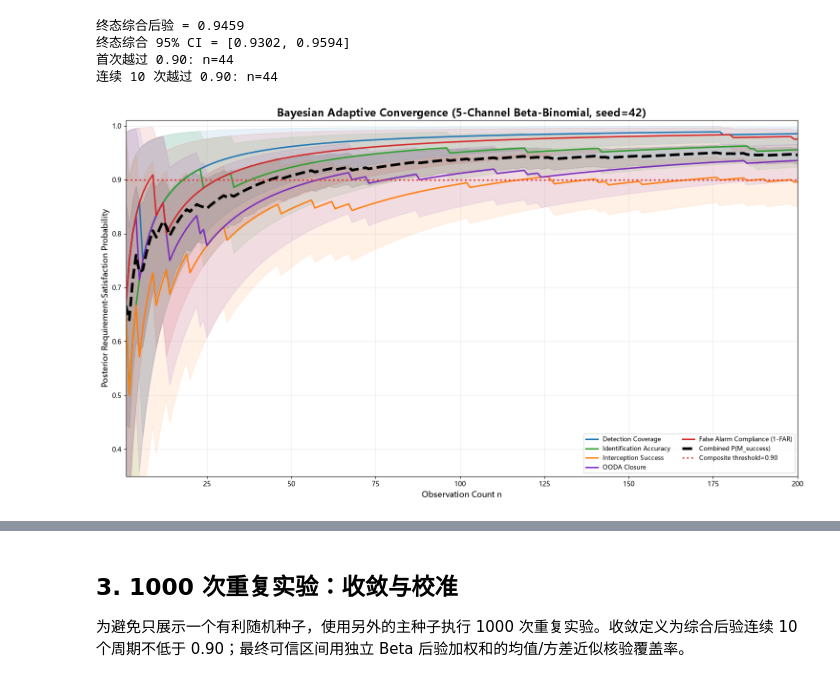
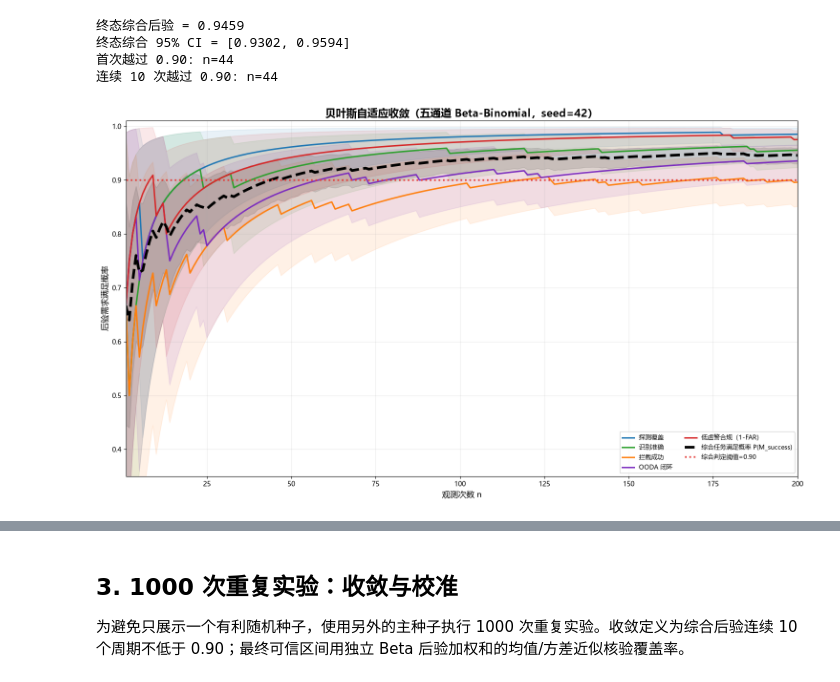
Before and after one commit to wxyrc5/cuas-ontology-demo, a Jupyter notebook: 05_Notebook与数据/验证输出/最新执行/notebook_03_bayesian_adaptive_executed.ipynb, the cells around one changed output, grey strips where cells are left out. Drawn from its saved outputs; the diff is of its cells as text; code cells hidden in the pictures.

```diff
--- a/05_Notebook与数据/验证输出/最新执行/notebook_03_bayesian_adaptive_executed.ipynb
+++ b/05_Notebook与数据/验证输出/最新执行/notebook_03_bayesian_adaptive_executed.ipynb
@@ -110,44 +109,44 @@ for channel in CHANNELS:
         flywheel.posterior_mean[key],
         color=color,
         lw=2.2,
-        label=channel.label_en,
+        label=channel.label_zh,
     )
 
 ax.fill_between(
     flywheel.steps,
     flywheel.combined_low,
     flywheel.combined_high,
     color='black',
     alpha=0.10,
 )
 ax.plot(
     flywheel.steps,
     flywheel.combined_mean,
     color='black',
     lw=4,
     ls='--',
-    label='Combined P(M_success)',
+    label='综合任务满足概率 P(M_success)',
 )
 ax.axhline(
     COMPOSITE_THRESHOLD,
     color='#E53935',
     lw=2.5,
     ls=':',
-    label=f'Composite threshold={COMPOSITE_THRESHOLD:.2f}',
+    label=f'综合判定阈值={COMPOSITE_THRESHOLD:.2f}',
 )
 ax.set_xlim(1, flywheel.n_observations)
 ax.set_ylim(0.35, 1.01)
-ax.set_xlabel('Observation Count n', fontsize=12)
-ax.set_ylabel('Posterior Requirement-Satisfaction Probability', fontsize=12)
-ax.set_title('Bayesian Adaptive Convergence (5-Channel Beta-Binomial, seed=42)', fontsize=16, weight='bold')
+ax.set_xlabel('观测次数 n', fontsize=12)
+ax.set_ylabel('后验需求满足概率', fontsize=12)
+ax.set_title('贝叶斯自适应收敛（五通道 Beta-Binomial，seed=42）', fontsize=16, weight='bold')
 ax.grid(alpha=0.25)
 ax.legend(loc='lower right', ncol=2, fontsize=9)
 plt.tight_layout()
 for name in ('fig3_1_bayesian_flywheel.png', 'fig3_1_convergence.png'):
     fig.savefig(OUTPUT_DIR / name, dpi=160, bbox_inches='tight')
 plt.show()
 # %% [output]
-[figure, old version]
+[figure, new version]
 # %%
 posterior_table = pd.DataFrame(flywheel_channel_rows(flywheel))
 posterior_table
```
Also changed, not shown: parts of 6 cells of this notebook, 45 other files.
